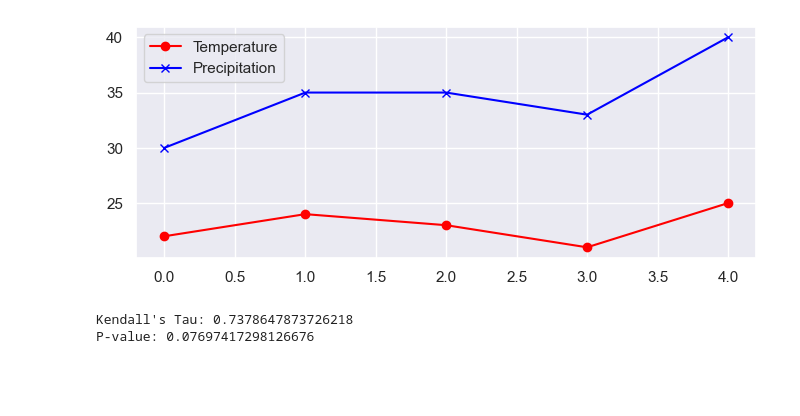
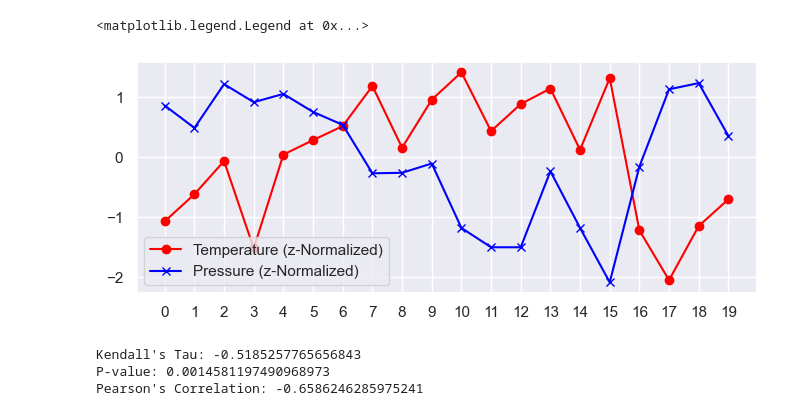
Before and after one commit to NetManAIOps/ANM2025, a Jupyter notebook: lec3/kendall_tau.ipynb, the cells around one changed output. Drawn from its saved outputs; the diff is of its cells as text; code cells hidden in the pictures; blank space fills up the shorter version.

```diff
--- a/lec3/kendall_tau.ipynb
+++ b/lec3/kendall_tau.ipynb
@@ -4,25 +4,35 @@ import numpy as np
 from scipy.stats import kendalltau
 import matplotlib.pyplot as plt
 import seaborn as sns
-# %%
-# Time Series Data
-temperature = np.array([22, 24, 23, 21, 25])
-precipitation = np.array([30, 35, 35, 33, 40])
-
-sns.set()
-plt.figure(figsize=(8, 3))
-plt.plot(temperature, label='Temperature', color='red', marker='o')
-plt.plot(precipitation, label='Precipitation', color='blue', marker='x')
-plt.legend()
-plt.savefig('test.pdf')
-# %% [output]
-[figure, removed]
+# %%
+# Time Series Data
+temperature = [27.25, 28.0, 28.92, 26.5, 29.1, 29.5, 29.89, 31.0, 29.29, 30.62, 31.38, 29.75, 30.5, 30.93, 29.23, 31.22, 27.0, 25.62, 27.12, 27.86]
+pressure = [1009.75, 1008.88, 1010.58, 1009.88, 1010.2, 1009.5, 1009.0, 1007.12, 1007.14, 1007.5, 1005.0, 1004.25, 1004.25, 1007.2, 1005.0, 1002.89, 1007.38, 1010.38, 1010.62, 1008.57]
+
+# Normalize
+temperature = (temperature - np.mean(temperature)) / np.std(temperature)
+pressure = (pressure - np.mean(pressure)) / np.std(pressure)
+
+sns.set()
+plt.figure(figsize=(8, 3))
+plt.xticks(range(0, 20), range(0, 20))
+plt.plot(temperature, label='Temperature (z-Normalized)', color='red', marker='o')
+plt.plot(pressure, label='Pressure (z-Normalized)', color='blue', marker='x')
+plt.legend()
+# %% [output]
+<matplotlib.legend.Legend at 0x...>
+[figure, added]
 # %%
 # Calculate Kendall's Tau
-tau, p_value = kendalltau(temperature, precipitation)
+tau, p_value = kendalltau(temperature, pressure)
 
 print(f"Kendall's Tau: {tau}")
 print(f"P-value: {p_value}")
+
+# Calculate Pearson
+corr = np.corrcoef(temperature, pressure)[0, 1]
+print(f"Pearson's Correlation: {corr}")
 # %% [output]
-Kendall's Tau: 0.7378647873726218
-P-value: 0.07697417298126676
+Kendall's Tau: -0.5185257765656843
+P-value: 0.0014581197490968973
+Pearson's Correlation: -0.6586246285975241
```
Also changed, not shown: 4 other files.
